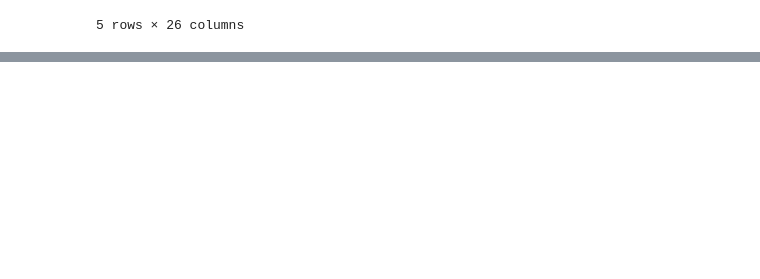
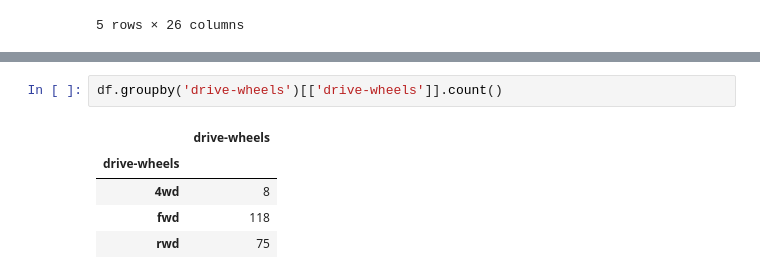
Before and after one commit to arifmujib/Final-GitHub-Projects, a Jupyter notebook: Project Cleaning and Analyzing Data.ipynb, the cells around one changed output, grey strips where cells are left out. Saved outputs shown, nothing was run; the diff lists cells and outputs as text; blank space fills up the shorter version.

```diff
--- a/Project Cleaning and Analyzing Data.ipynb
+++ b/Project Cleaning and Analyzing Data.ipynb
@@ -322,0 +349,8 @@ sns.boxplot(df['fuel-type'], df['price'])
+# %%
+df.groupby('drive-wheels')[['drive-wheels']].count()
+# %% [output]
+|  | drive-wheels |
+| drive-wheels |  |
+| 4wd | 8 |
+| fwd | 118 |
+| rwd | 75 |
```
Also changed, not shown: parts of 13 cells of this notebook.
